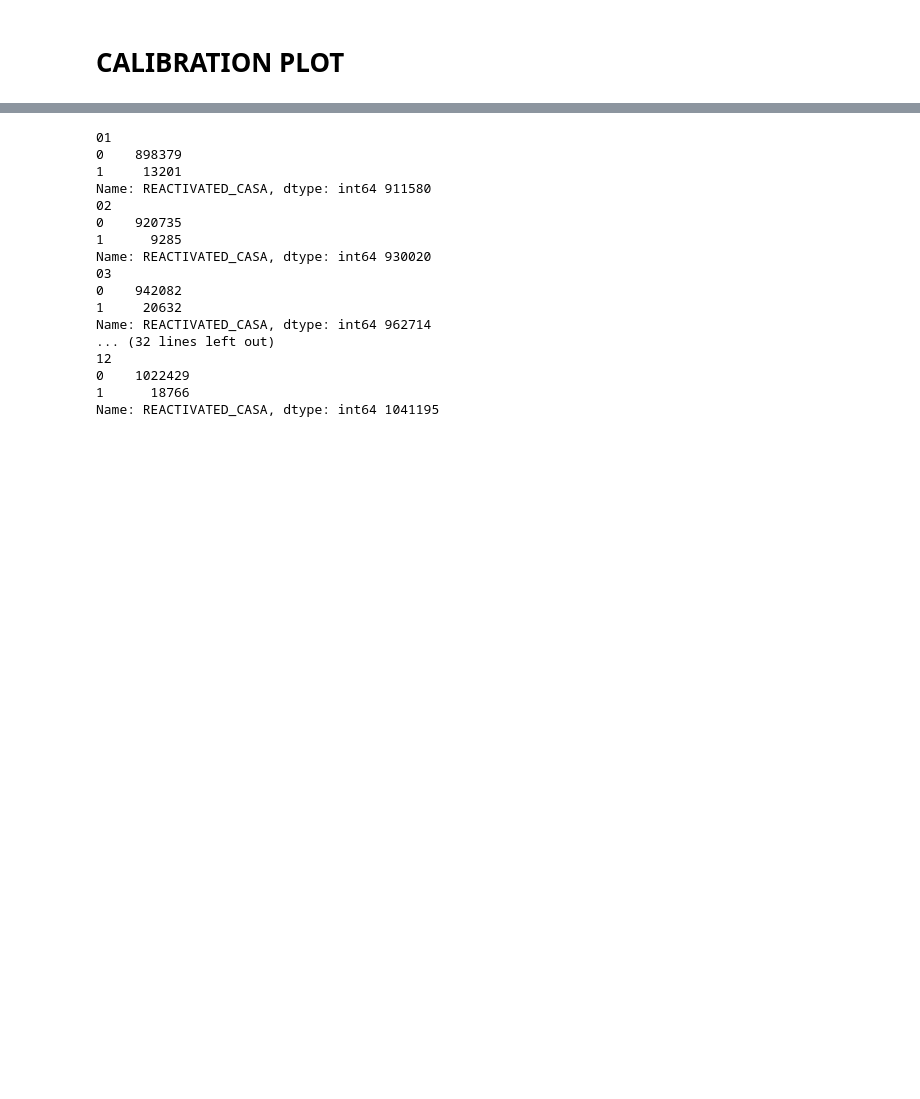
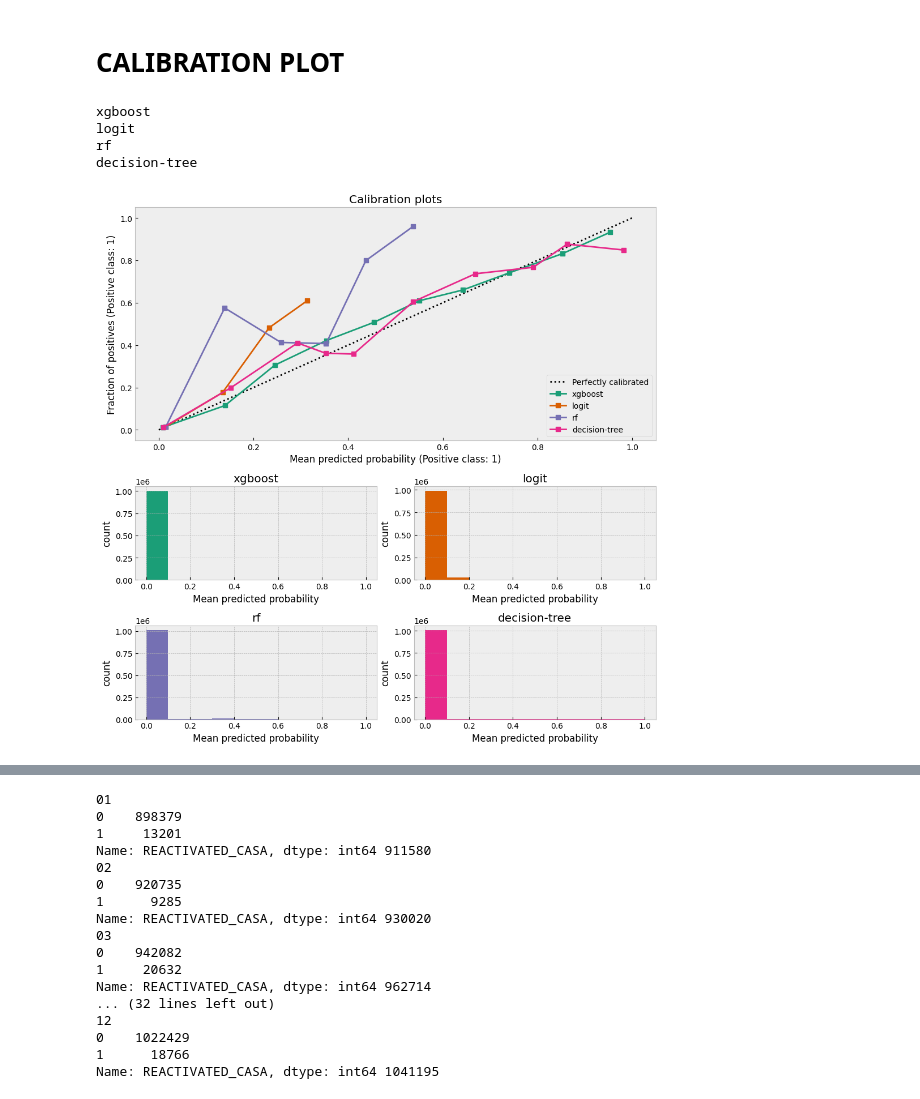
Before and after one commit to HuynhThanhQuan/feature-store, a Jupyter notebook: reactive_casa/analytic/notebook/probability_calibration.ipynb, the cells around one changed output, grey strips where cells are left out. Drawn from its saved outputs; the diff is of its cells as text; code cells hidden in the pictures; blank space fills up the shorter version.

```diff
--- a/reactive_casa/analytic/notebook/probability_calibration.ipynb
+++ b/reactive_casa/analytic/notebook/probability_calibration.ipynb
@@ -73,7 +76,7 @@ pipeline2 = Pipeline([
 # %%
 pipeline3 = Pipeline([
         ("transform", transformer),
-        ("model", RandomForestClassifier(max_depth=5))
+        ("model", RandomForestClassifier(max_depth=10))
     ])
 # %%
 gnb = GaussianNB()
@@ -101,44 +102,50 @@ pipeline_list = [
     ('xgboost', pipeline1),
     ('logit', pipeline2),
     ('rf', pipeline3),
-    ('adaboost', pipeline4),
-    ('MLP', pipeline5),
+    # ('adaboost', pipeline4),
+    # ('MLP', pipeline5),
     ('decision-tree', pipeline6),
 ]
 # %%
 fig = plt.figure(figsize=(10, 10))
 gs = GridSpec(4,2)
 colors = plt.get_cmap('Dark2')
 ax_calibration = fig.add_subplot(gs[:2, :2])
 cal_display = {}
 
 result = {}
 
 for i, (name, clf) in enumerate(pipeline_list):
     print(name)
     clf.fit(x_train, y_train)
     y_prob=clf.predict_proba(x_valid)
     y_pred=clf.predict(x_valid)
     result[name] = (y_pred, y_prob)
     display = CalibrationDisplay.from_predictions(y_valid, y_prob[:,1], n_bins=10, name=name, ax=ax_calibration, color=colors(i))
     cal_display[name] = display
 ax_calibration.grid()
 ax_calibration.set_title('Calibration plots')
 
-# g_pos = [(2,0), (2,1), (3,0), (3,1)]
-# for i, (_, name) in enumerate(pipeline_list):
-#     row, col = g_pos[i]
-#     ax = fig.add_subplot(gs[row, col])
-#     ax.hist(
-#         cal_display[name].y_prob,
-#         range=(0, 1),
-#         bins=10,
-#         label=name,
-#         color=colors(i)
-#     )
-#     ax.set(title=name, xlabel='Mean predicted probability', ylabel='count')
-# plt.tight_layout()
+g_pos = [(2,0), (2,1), (3,0), (3,1)]
+for i, (name, clf) in enumerate(pipeline_list):
+    row, col = g_pos[i]
+    ax = fig.add_subplot(gs[row, col])
+    ax.hist(
+        cal_display[name].y_prob,
+        range=(0, 1),
+        bins=10,
+        label=name,
+        color=colors(i)
+    )
+    ax.set(title=name, xlabel='Mean predicted probability', ylabel='count')
+plt.tight_layout()
 plt.show()
+# %% [output]
+xgboost
+logit
+rf
+decision-tree
+[figure, added]
 # %%
 from collections import defaultdict
 from sklearn.metrics import brier_score_loss, log_loss, f1_score, precision_score, recall_score, roc_auc_score
```
Also changed, not shown: parts of 4 cells of this notebook.
